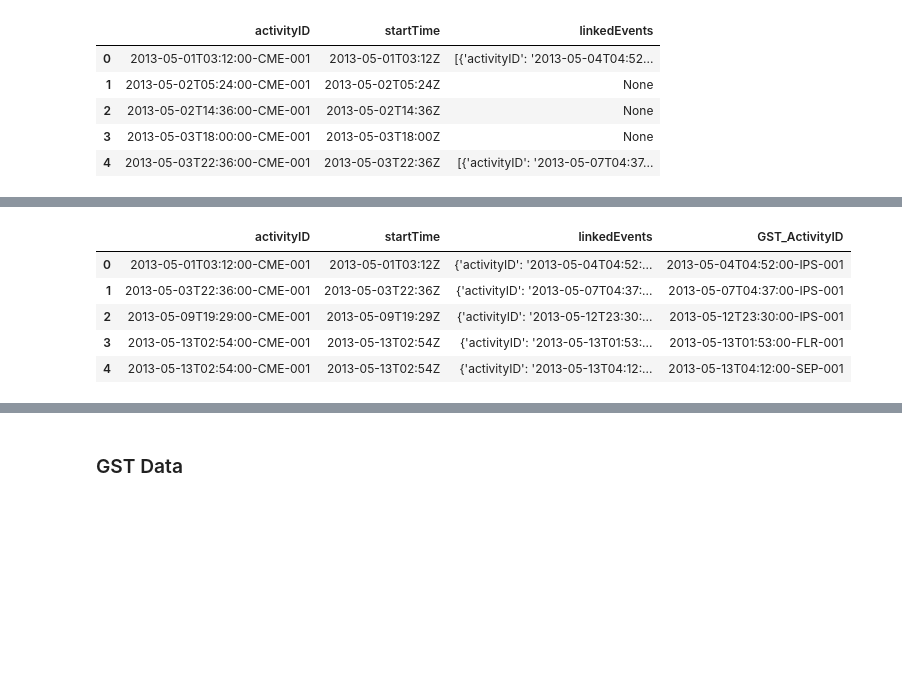
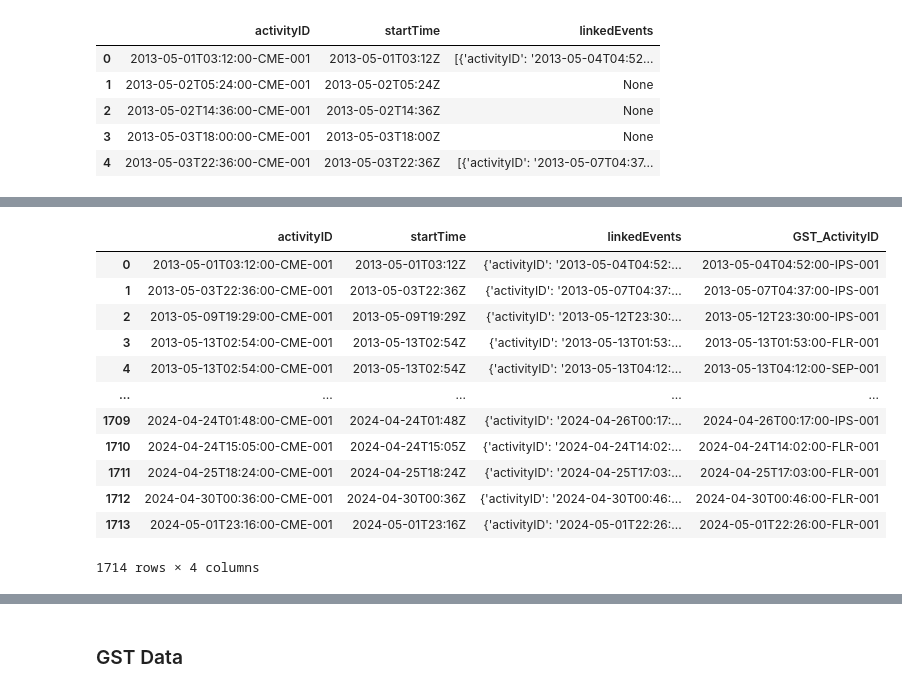
Before and after one commit to GerardoCastanos/data-sourcing-challenge, a Jupyter notebook: retrieve_data.ipynb, the cells around one changed output, grey strips where cells are left out. Saved outputs shown, nothing was run; the diff lists cells and outputs as text; code cells hidden in the pictures; blank space fills up the shorter version.

```diff
--- a/retrieve_data.ipynb
+++ b/retrieve_data.ipynb
@@ -27,7 +27,7 @@ startDate = "2013-05-01"
 endDate   = "2024-05-01"
 
 # Build URL for CME
-query_url = f"{base_url}{CME}"
+query_url = f"{base_url}{CME}?startDate={startDate}&endDate={endDate}&api_key={NASA_API_KEY}"
 # %%
 # Make a "GET" request for the CME URL and store it in a variable named cme_response
 cme_response = requests.get(query_url)
@@ -58,7 +63,9 @@ cme_json = cme_response.json()
 # %%
 # Convert cme_json to a Pandas DataFrame
-
+cme_df = pd.DataFrame(cme_json)
 # Keep only the columns: activityID, startTime, linkedEvents
+cme_df = cme_df[["activityID","startTime","linkedEvents"]]
+cme_df.head()
 # %% [output]
 |  | activityID | startTime | linkedEvents |
 | 0 | 2013-05-01T03:12:00-CME-001 | 2013-05-01T03:12Z | [{'activityID': '2013-05-04T04:52... |
@@ -69,6 +76,8 @@ cme_json = cme_response.json()
 # %%
 # Notice that the linkedEvents column allows us to identify the corresponding GST
 # Remove rows with missing 'linkedEvents' since we won't be able to assign these to GSTs
+cme_df_clean = cme_df.dropna(subset="linkedEvents").reset_index(drop=True)
+cme_df_clean.head()
 # %% [output]
 |  | activityID | startTime | linkedEvents |
 | 0 | 2013-05-01T03:12:00-CME-001 | 2013-05-01T03:12Z | [{'activityID': '2013-05-04T04:52... |
@@ -102,7 +128,17 @@ cme_json = cme_response.json()
 # %%
-# Create a function called extract_activityID_from_dict that takes a dict as input such as in linkedEvents
-# and verify below that it works as expected using one row from linkedEvents as an example
+# Create a function called extract_activityID_from_dict that takes a dict as
+# input such as in linkedEvents and verify below that it works as expected
+# using one row from linkedEvents as an example
 # Be sure to use a try and except block to handle errors
+first_dict = cme_df_clean.loc[22,"linkedEvents"][1]
+def extract_activityID_from_dict(input_dict):
+    try:
+        activityID = input_dict.get('activityID', None)
+        return activityID
+    except (ValueError, TypeError) as e:
+        # Log the error or print it for debugging
+        print(f"Error processing input dictionary: {input_dict}. Error: {e}")
+        return None
 
-        # Log the error or print it for debugging
+extract_activityID_from_dict(first_dict)
 # %% [output]
@@ -110,12 +146,22 @@ cme_json = cme_response.json()
 # %%
-# Apply this function to each row in the 'linkedEvents' column (you can use apply() and a lambda function)
-# and create a new column called 'GST_ActivityID' using loc indexer:
+# Apply this function to each row in the 'linkedEvents' column (you can use
+# apply() and a lambda function)and create a new column called 'GST_ActivityID'
+# using loc indexer:
+expanded_rows_df.loc[:,"GST_ActivityID"] = expanded_rows_df["linkedEvents"].apply(extract_activityID_from_dict)
+expanded_rows_df
 # %% [output]
 |  | activityID | startTime | linkedEvents | GST_ActivityID |
 | 0 | 2013-05-01T03:12:00-CME-001 | 2013-05-01T03:12Z | {'activityID': '2013-05-04T04:52:... | 2013-05-04T04:52:00-IPS-001 |
 | 1 | 2013-05-03T22:36:00-CME-001 | 2013-05-03T22:36Z | {'activityID': '2013-05-07T04:37:... | 2013-05-07T04:37:00-IPS-001 |
 | 2 | 2013-05-09T19:29:00-CME-001 | 2013-05-09T19:29Z | {'activityID': '2013-05-12T23:30:... | 2013-05-12T23:30:00-IPS-001 |
 | 3 | 2013-05-13T02:54:00-CME-001 | 2013-05-13T02:54Z | {'activityID': '2013-05-13T01:53:... | 2013-05-13T01:53:00-FLR-001 |
 | 4 | 2013-05-13T02:54:00-CME-001 | 2013-05-13T02:54Z | {'activityID': '2013-05-13T04:12:... | 2013-05-13T04:12:00-SEP-001 |
+| ... | ... | ... | ... | ... |
+| 1709 | 2024-04-24T01:48:00-CME-001 | 2024-04-24T01:48Z | {'activityID': '2024-04-26T00:17:... | 2024-04-26T00:17:00-IPS-001 |
+| 1710 | 2024-04-24T15:05:00-CME-001 | 2024-04-24T15:05Z | {'activityID': '2024-04-24T14:02:... | 2024-04-24T14:02:00-FLR-001 |
+| 1711 | 2024-04-25T18:24:00-CME-001 | 2024-04-25T18:24Z | {'activityID': '2024-04-25T17:03:... | 2024-04-25T17:03:00-FLR-001 |
+| 1712 | 2024-04-30T00:36:00-CME-001 | 2024-04-30T00:36Z | {'activityID': '2024-04-30T00:46:... | 2024-04-30T00:46:00-FLR-001 |
+| 1713 | 2024-05-01T23:16:00-CME-001 | 2024-05-01T23:16Z | {'activityID': '2024-05-01T22:26:... | 2024-05-01T22:26:00-FLR-001 |
+1714 rows × 4 columns
 # %%
 # Remove rows with missing GST_ActivityID, since we can't assign them to GSTs:
```
Also changed, not shown: parts of 19 cells of this notebook.
